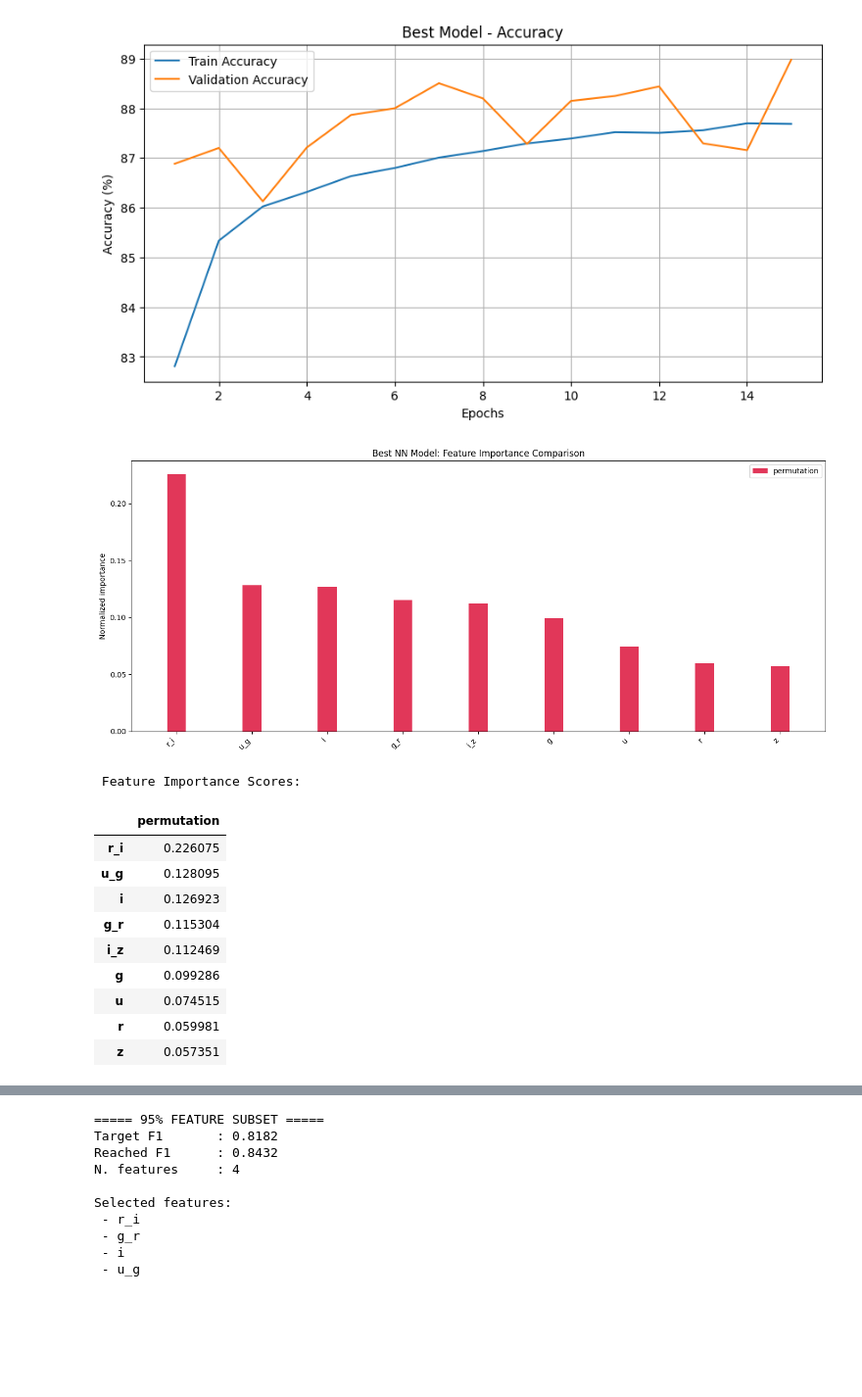
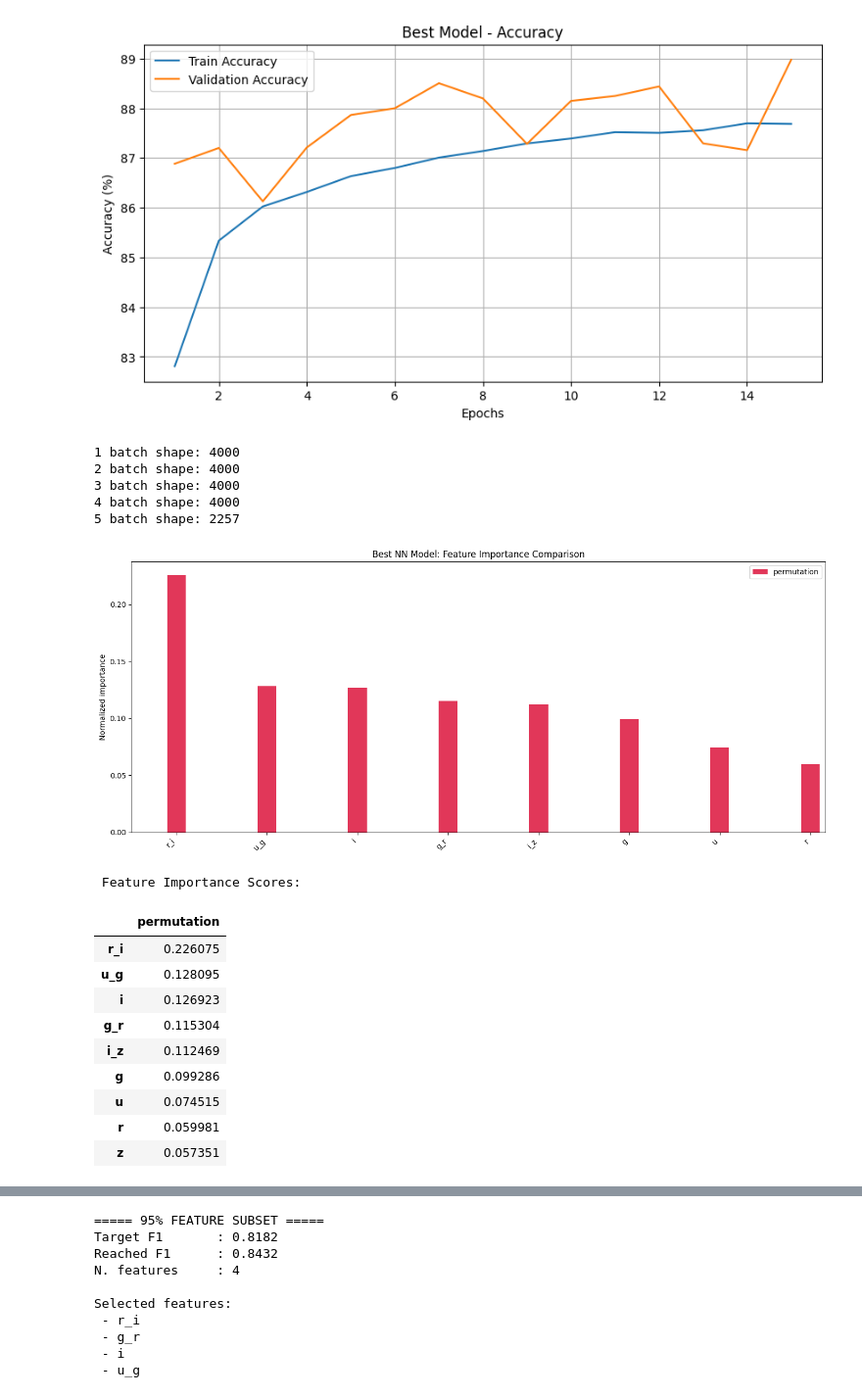
Before and after one commit to nicolomeneguzzo/Computational-Physics-2026, a Jupyter notebook: Astrophysical-Objects-Recognition/notebooks/stellar-classification-and-supervised-learning.ipynb, the cells around one changed output, grey strips where cells are left out. Shown at 98% size. Cells and saved outputs as stored; diff of their text form; code cells hidden in the pictures; blank space fills up the shorter version.

```diff
--- a/Astrophysical-Objects-Recognition/notebooks/stellar-classification-and-supervised-learning.ipynb
+++ b/Astrophysical-Objects-Recognition/notebooks/stellar-classification-and-supervised-learning.ipynb
@@ -565,25 +565,38 @@ sc.plot_training_history(best_model_row["history"], title="Best Model")
 # %%
 # Feature importance for the best NN model using permutation importance
 
 wrapped_model = sc.TorchModelWrapper(best_model_row["trained_model"], sc.device)
+imp = sc.compute_permutation_importance(
+    wrapped_model,
+    X_test,
+    y_test,
+    feature_names=feature_names,
+    n_jobs=1
+)
+
 
 df_imp = sc.plot_feature_importance(
     wrapped_model,
     feature_names,
     prefix_name="Best NN Model",
 
     importance_functions=None,
 
     use_permutation=True,
     X_test=X_test,
     y_test=y_test,
 
     top_k=15,
     sort_by="permutation"
 )
 # %% [output]
+1 batch shape: 4000
+2 batch shape: 4000
+3 batch shape: 4000
+4 batch shape: 4000
+5 batch shape: 2257
-[figure, old version]
+[figure, new version]
- Feature Importance Scores:
+ Feature Importance Scores:
 |  | permutation |
 | r_i | 0.226075 |
 | u_g | 0.128095 |
```
Also changed, not shown: parts of 5 cells of this notebook, 2 other files.
